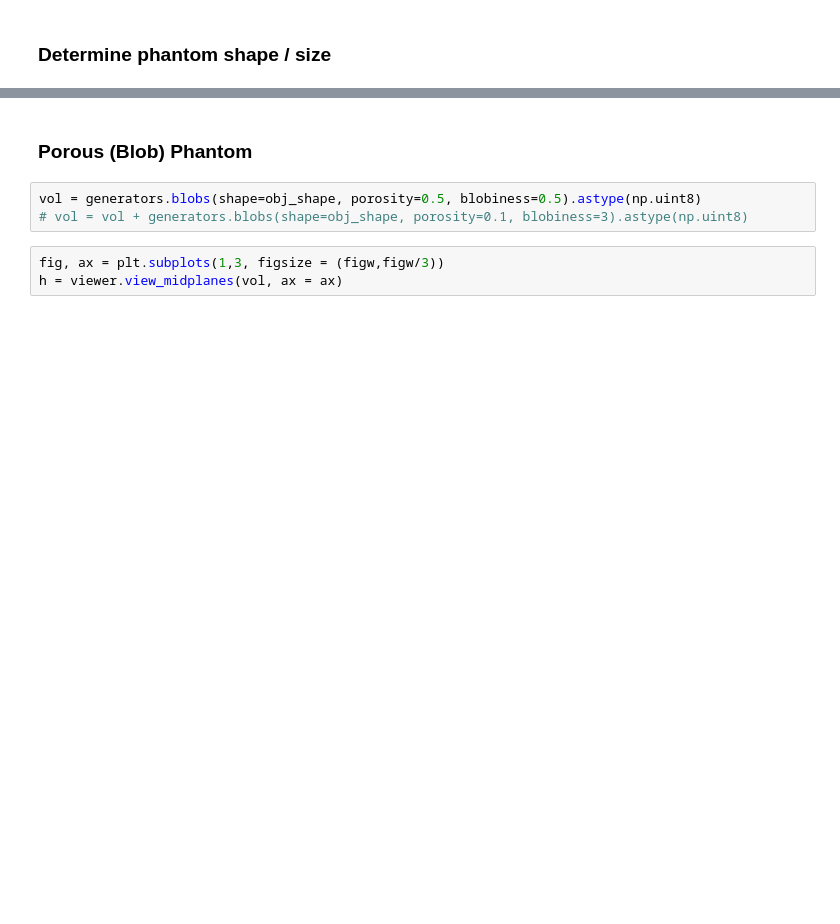
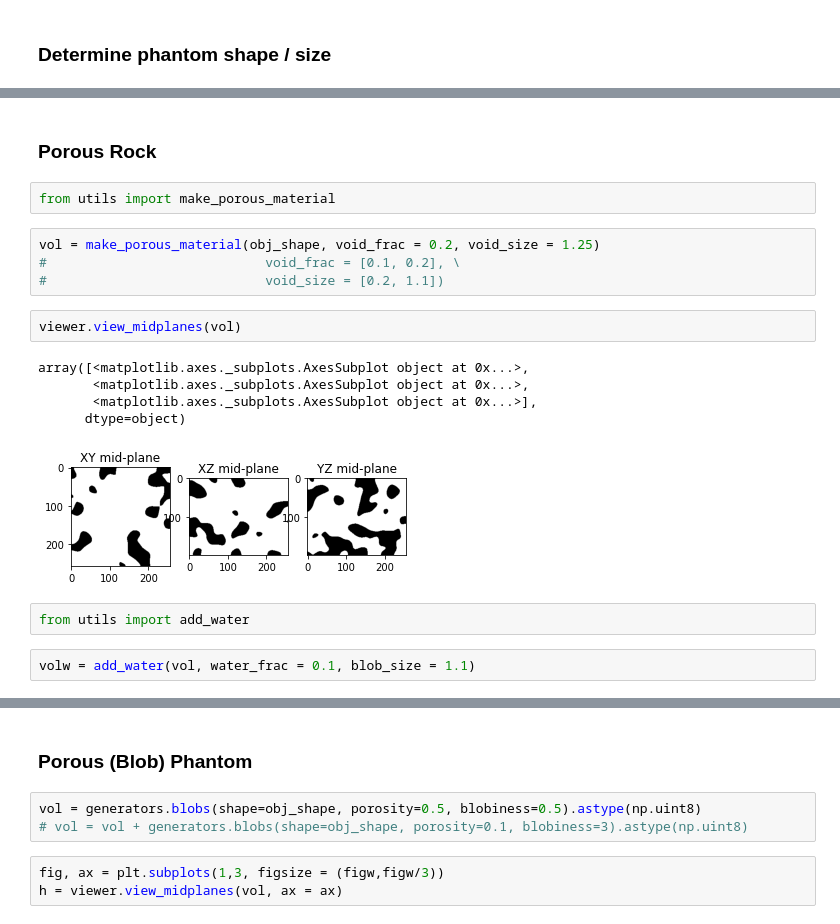
Before and after one commit to aniketkt/TomoTwin, a Jupyter notebook: notebooks/data_generators.ipynb, the cells around one changed output, grey strips where cells are left out. Saved outputs shown, nothing was run; the diff lists cells and outputs as text; blank space fills up the shorter version.

```diff
--- a/notebooks/data_generators.ipynb
+++ b/notebooks/data_generators.ipynb
@@ -32,0 +46,20 @@ from porespy import generators
+# %% [markdown]
+### Porous Rock
+# %%
+from utils import make_porous_material
+# %%
+vol = make_porous_material(obj_shape, void_frac = 0.2, void_size = 1.25)
+#                            void_frac = [0.1, 0.2], \
+#                            void_size = [0.2, 1.1])
+# %%
+viewer.view_midplanes(vol)
+# %% [output]
+array([<matplotlib.axes._subplots.AxesSubplot object at 0x...>,
+       <matplotlib.axes._subplots.AxesSubplot object at 0x...>,
+       <matplotlib.axes._subplots.AxesSubplot object at 0x...>],
+      dtype=object)
+[figure, added]
+# %%
+from utils import add_water
+# %%
+volw = add_water(vol, water_frac = 0.1, blob_size = 1.1)
```
Also changed, not shown: parts of 18 cells of this notebook, 6 other files.
